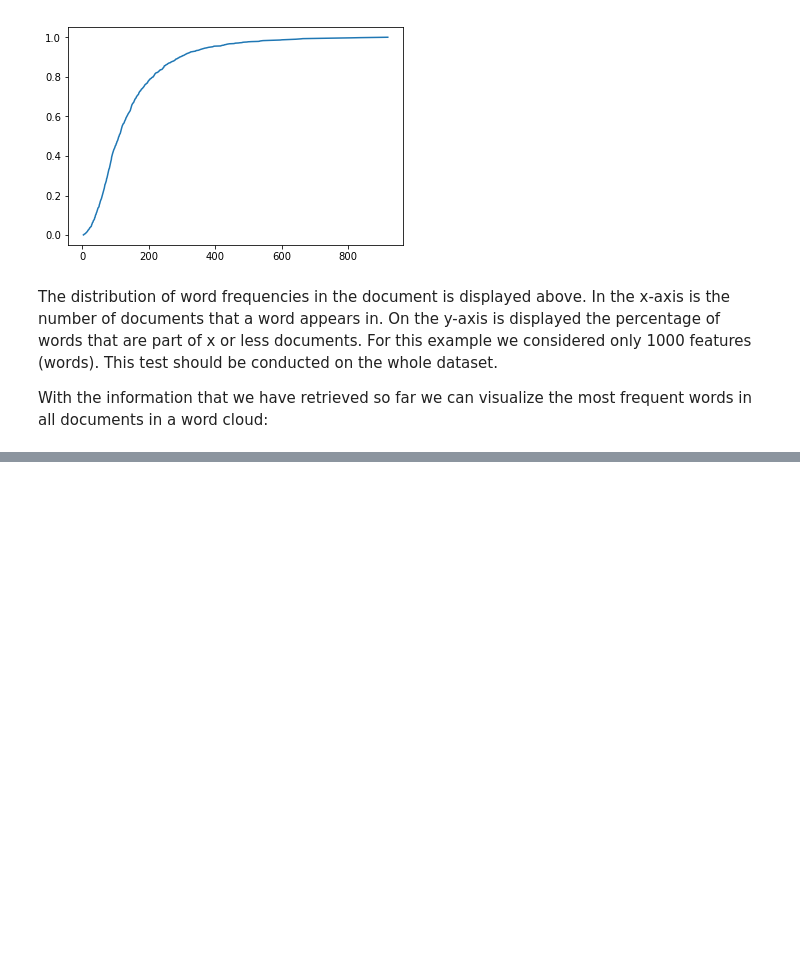
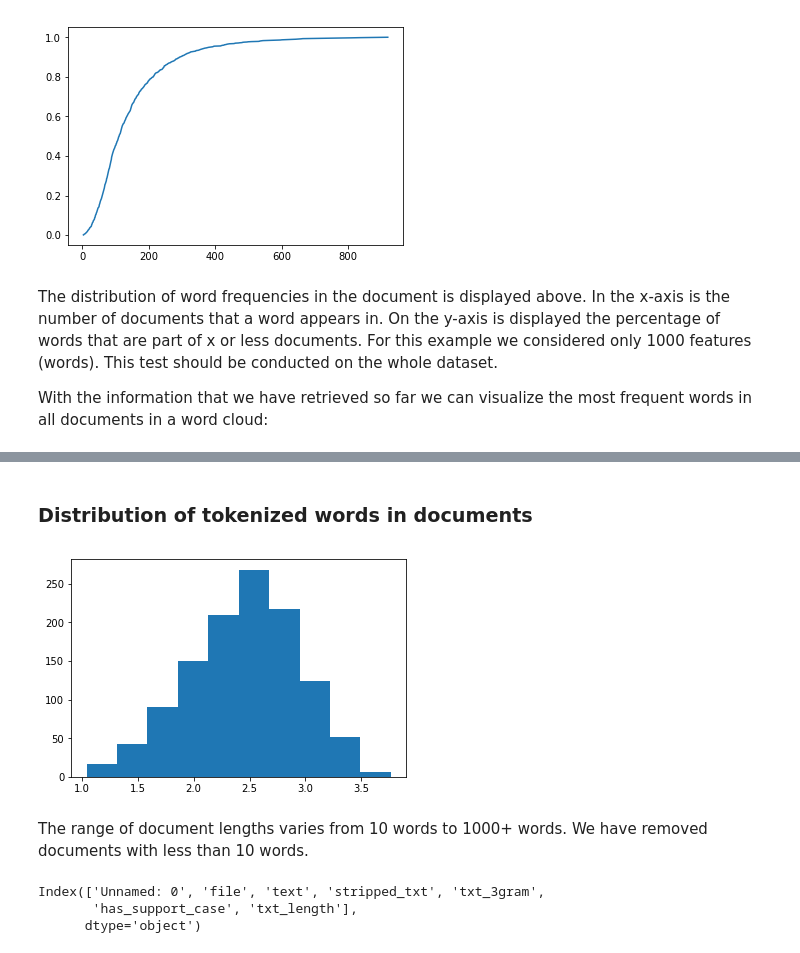
Before and after one commit to klitonandrea/DocumentationNLP, a Jupyter notebook: Exploratory Steps and PreProcessing.ipynb, the cells around one changed output, grey strips where cells are left out. Saved outputs shown, nothing was run; the diff lists cells and outputs as text; code cells hidden in the pictures; blank space fills up the shorter version.

```diff
--- a/Exploratory Steps and PreProcessing.ipynb
+++ b/Exploratory Steps and PreProcessing.ipynb
@@ -247,0 +279,8 @@ features feature xxxx
+# %% [markdown]
+### Distribution of tokenized words in documents
+# %%
+plt.hist(np.log10([len(x.split()) for x in corpus_df.txt_3gram]), label="Distribution of tokenized words in documents");
+# %% [output]
+[figure, added]
+# %% [markdown]
+The range of document lengths varies from 10 words to 1000+ words. We have removed documents with less than 10 words.
@@ -247,0 +293,6 @@ features feature xxxx
+# %%
+corpus_df.columns
+# %% [output]
+Index(['Unnamed: 0', 'file', 'text', 'stripped_txt', 'txt_3gram',
+       'has_support_case', 'txt_length'],
+      dtype='object')
```
Also changed, not shown: parts of 116 cells of this notebook, 1 other file.
